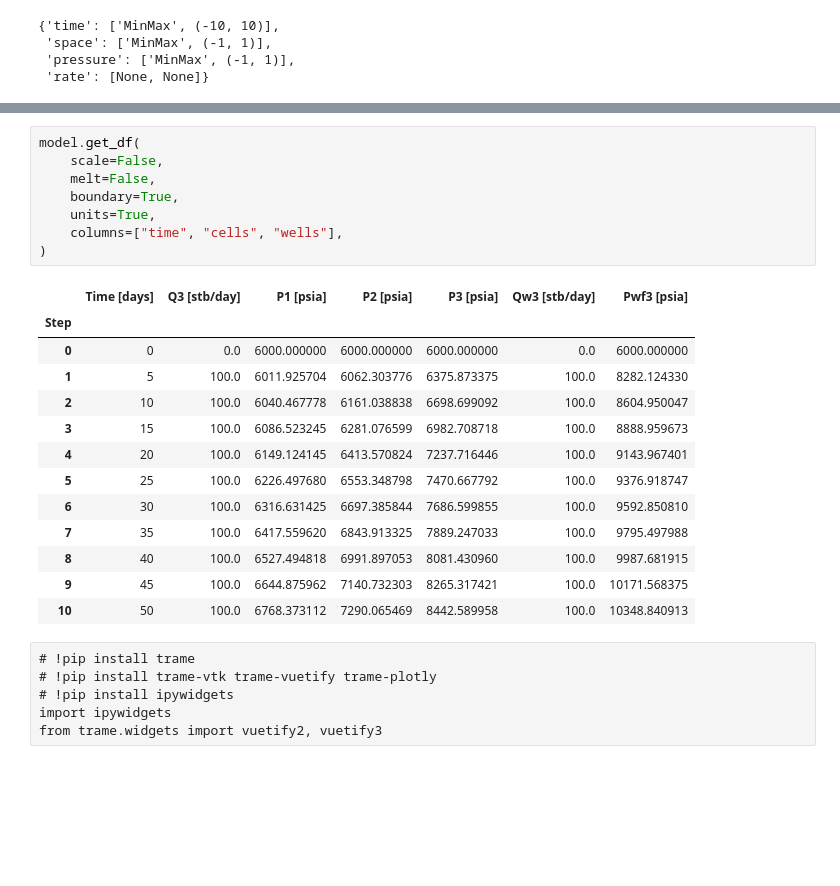
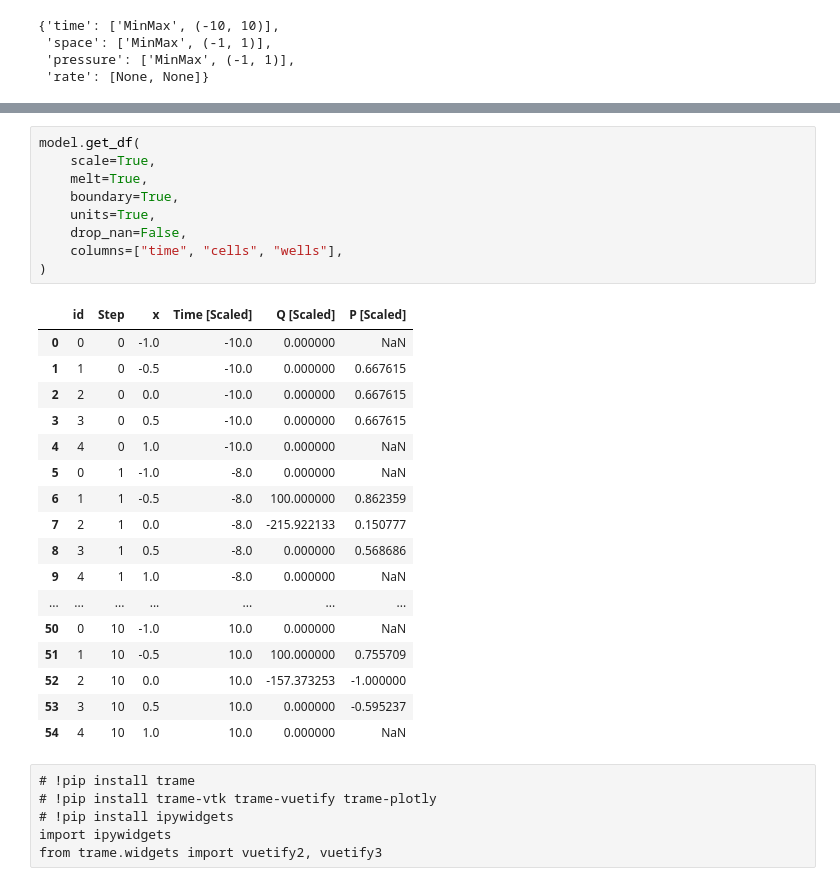
Before and after one commit to hiesabx/reservoirflow, a Jupyter notebook: notebooks/test.ipynb, the cells around one changed output, grey strips where cells are left out. Drawn from its saved outputs; the diff is of its cells as text; blank space fills up the shorter version.

```diff
--- a/notebooks/test.ipynb
+++ b/notebooks/test.ipynb
@@ -302,25 +300,30 @@ array([        nan, -0.9902352 , -0.94898548, -0.69223375,         nan])
 # %%
 model.get_df(
-    scale=False,
-    melt=False,
+    scale=True,
+    melt=True,
     boundary=True,
     units=True,
+    drop_nan=False,
     columns=["time", "cells", "wells"],
 )
 # %% [output]
-|  | Time [days] | Q3 [stb/day] | P1 [psia] | P2 [psia] | P3 [psia] | Qw3 [stb/day] | Pwf3 [psia] |
-| Step |  |  |  |  |  |  |  |
-| 0 | 0 | 0.0 | 6000.000000 | 6000.000000 | 6000.000000 | 0.0 | 6000.000000 |
-| 1 | 5 | 100.0 | 6011.925704 | 6062.303776 | 6375.873375 | 100.0 | 8282.124330 |
-| 2 | 10 | 100.0 | 6040.467778 | 6161.038838 | 6698.699092 | 100.0 | 8604.950047 |
-| 3 | 15 | 100.0 | 6086.523245 | 6281.076599 | 6982.708718 | 100.0 | 8888.959673 |
-| 4 | 20 | 100.0 | 6149.124145 | 6413.570824 | 7237.716446 | 100.0 | 9143.967401 |
-| 5 | 25 | 100.0 | 6226.497680 | 6553.348798 | 7470.667792 | 100.0 | 9376.918747 |
-| 6 | 30 | 100.0 | 6316.631425 | 6697.385844 | 7686.599855 | 100.0 | 9592.850810 |
-| 7 | 35 | 100.0 | 6417.559620 | 6843.913325 | 7889.247033 | 100.0 | 9795.497988 |
-| 8 | 40 | 100.0 | 6527.494818 | 6991.897053 | 8081.430960 | 100.0 | 9987.681915 |
-| 9 | 45 | 100.0 | 6644.875962 | 7140.732303 | 8265.317421 | 100.0 | 10171.568375 |
-| 10 | 50 | 100.0 | 6768.373112 | 7290.065469 | 8442.589958 | 100.0 | 10348.840913 |
+|  | id | Step | x | Time [Scaled] | Q [Scaled] | P [Scaled] |
+| 0 | 0 | 0 | -1.0 | -10.0 | 0.000000 | NaN |
+| 1 | 1 | 0 | -0.5 | -10.0 | 0.000000 | 0.667615 |
+| 2 | 2 | 0 | 0.0 | -10.0 | 0.000000 | 0.667615 |
+| 3 | 3 | 0 | 0.5 | -10.0 | 0.000000 | 0.667615 |
+| 4 | 4 | 0 | 1.0 | -10.0 | 0.000000 | NaN |
+| 5 | 0 | 1 | -1.0 | -8.0 | 0.000000 | NaN |
+| 6 | 1 | 1 | -0.5 | -8.0 | 100.000000 | 0.862359 |
+| 7 | 2 | 1 | 0.0 | -8.0 | -215.922133 | 0.150777 |
+| 8 | 3 | 1 | 0.5 | -8.0 | 0.000000 | 0.568686 |
+| 9 | 4 | 1 | 1.0 | -8.0 | 0.000000 | NaN |
+| ... | ... | ... | ... | ... | ... | ... |
+| 50 | 0 | 10 | -1.0 | 10.0 | 0.000000 | NaN |
+| 51 | 1 | 10 | -0.5 | 10.0 | 100.000000 | 0.755709 |
+| 52 | 2 | 10 | 0.0 | 10.0 | -157.373253 | -1.000000 |
+| 53 | 3 | 10 | 0.5 | 10.0 | 0.000000 | -0.595237 |
+| 54 | 4 | 10 | 1.0 | 10.0 | 0.000000 | NaN |
 # %% [raw]
 # !pip install trame
 # !pip install trame-vtk trame-vuetify trame-plotly
```
Also changed, not shown: parts of 6 cells of this notebook, 35 other files.
